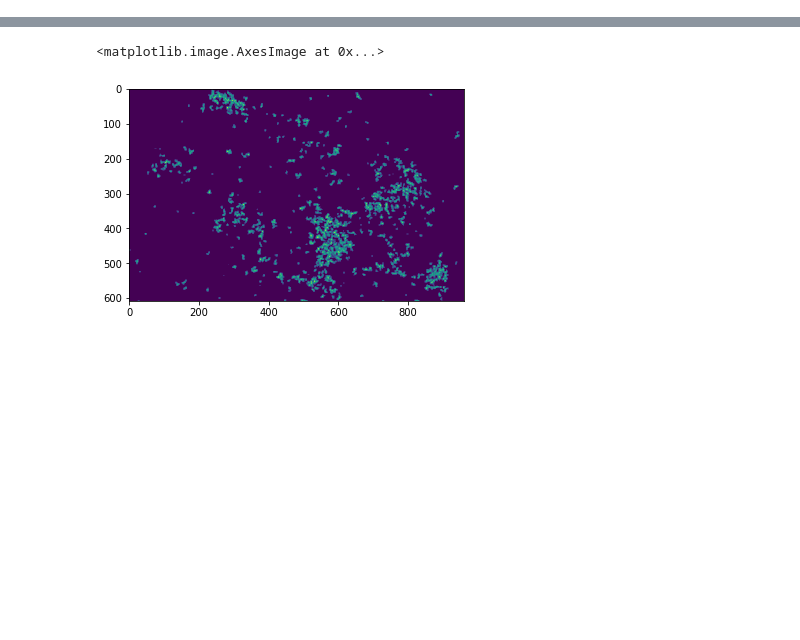
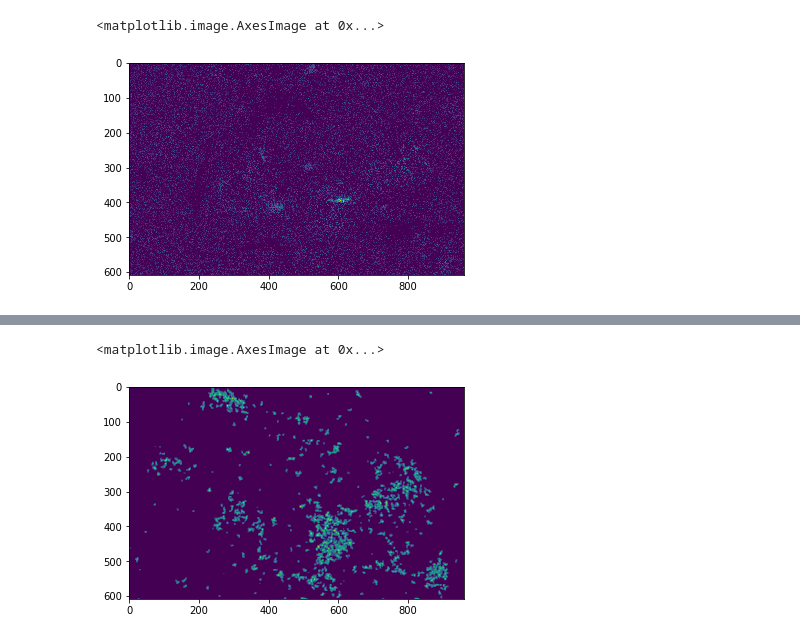
Before and after one commit to wprazuch/Astral, a Jupyter notebook: notebooks/Waves_repr_handling.ipynb, the cells around one changed output, grey strips where cells are left out. Drawn from its saved outputs; the diff is of its cells as text; code cells hidden in the pictures; blank space fills up the shorter version.

```diff
--- a/notebooks/Waves_repr_handling.ipynb
+++ b/notebooks/Waves_repr_handling.ipynb
@@ -26,0 +54,10 @@ edges = cv.Canny(test_slice, 50, 130, apertureSize = 3)
+# %%
+edges = np.ndarray(shape=waves_norm.shape, dtype='uint8')
+# %%
+for i in tqdm(range(waves_norm.shape[1])):
+    edges[:,i,:] = waves_norm[:,i,:]
+# %%
+plt.imshow(edges[:,:,300])
+# %% [output]
+<matplotlib.image.AxesImage at 0x...>
+[figure, added]
```
Also changed, not shown: parts of 41 cells of this notebook, 8 other files.
